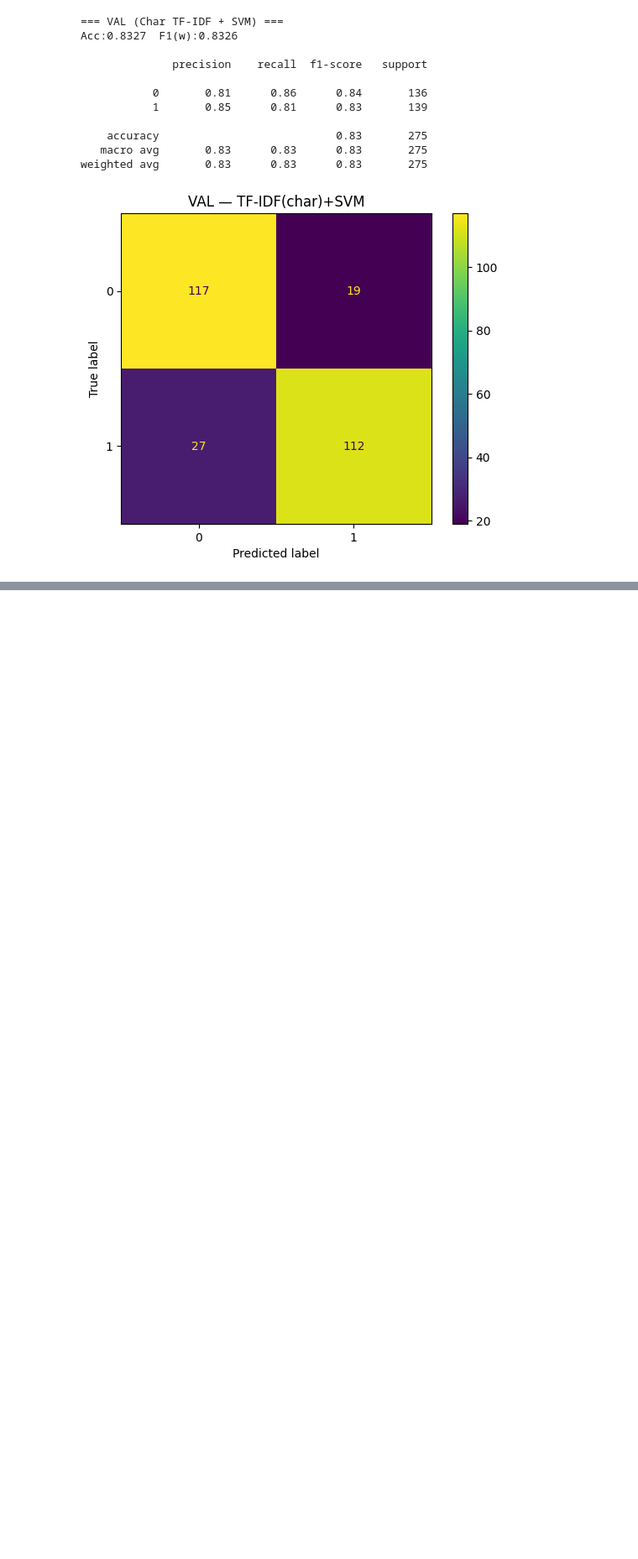
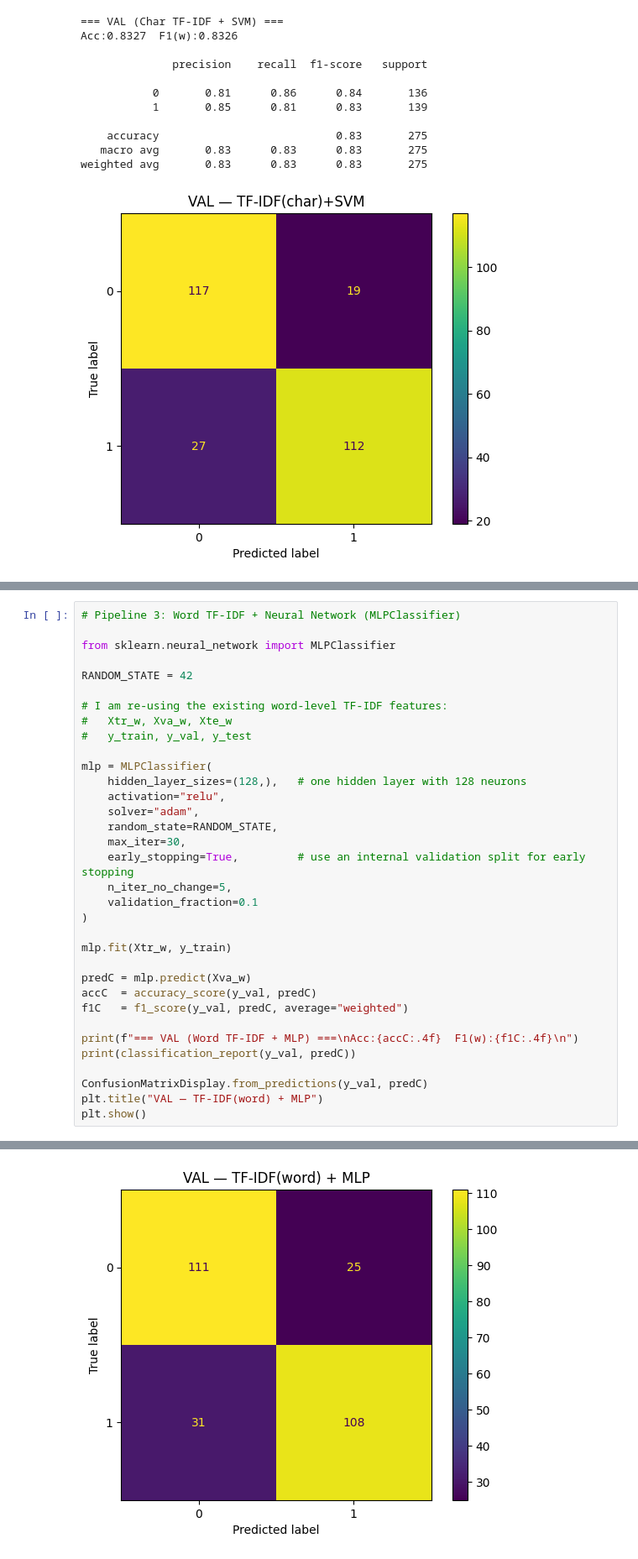
Before and after one commit to N4TEG4/ce4145_text_classification, a Jupyter notebook: CE4145_Text_Classification.ipynb, the cells around one changed output, grey strips where cells are left out. Shown: that part at 84% size. Cells and saved outputs as stored; diff of their text form; blank space fills up the shorter version.

```diff
--- a/CE4145_Text_Classification.ipynb
+++ b/CE4145_Text_Classification.ipynb
@@ -301,0 +376,35 @@ weighted avg       0.83      0.83      0.83       275
+# %%
+# Pipeline 3: Word TF-IDF + Neural Network (MLPClassifier)
+
+from sklearn.neural_network import MLPClassifier
+
+RANDOM_STATE = 42
+
+# I am re-using the existing word-level TF-IDF features:
+#   Xtr_w, Xva_w, Xte_w
+#   y_train, y_val, y_test
+
+mlp = MLPClassifier(
+    hidden_layer_sizes=(128,),   # one hidden layer with 128 neurons
+    activation="relu",
+    solver="adam",
+    random_state=RANDOM_STATE,
+    max_iter=30,
+    early_stopping=True,         # use an internal validation split for early stopping
+    n_iter_no_change=5,
+    validation_fraction=0.1
+)
+
+mlp.fit(Xtr_w, y_train)
+
+predC = mlp.predict(Xva_w)
+accC  = accuracy_score(y_val, predC)
+f1C   = f1_score(y_val, predC, average="weighted")
+
+print(f"=== VAL (Word TF-IDF + MLP) ===\nAcc:{accC:.4f}  F1(w):{f1C:.4f}\n")
+print(classification_report(y_val, predC))
+
+ConfusionMatrixDisplay.from_predictions(y_val, predC)
+plt.title("VAL — TF-IDF(word) + MLP")
+plt.show()
+# %% [output]
@@ -301,0 +422 @@ weighted avg       0.83      0.83      0.83       275
+[figure, added]
```
Also changed, not shown: parts of 13 cells of this notebook, 3 other files.
